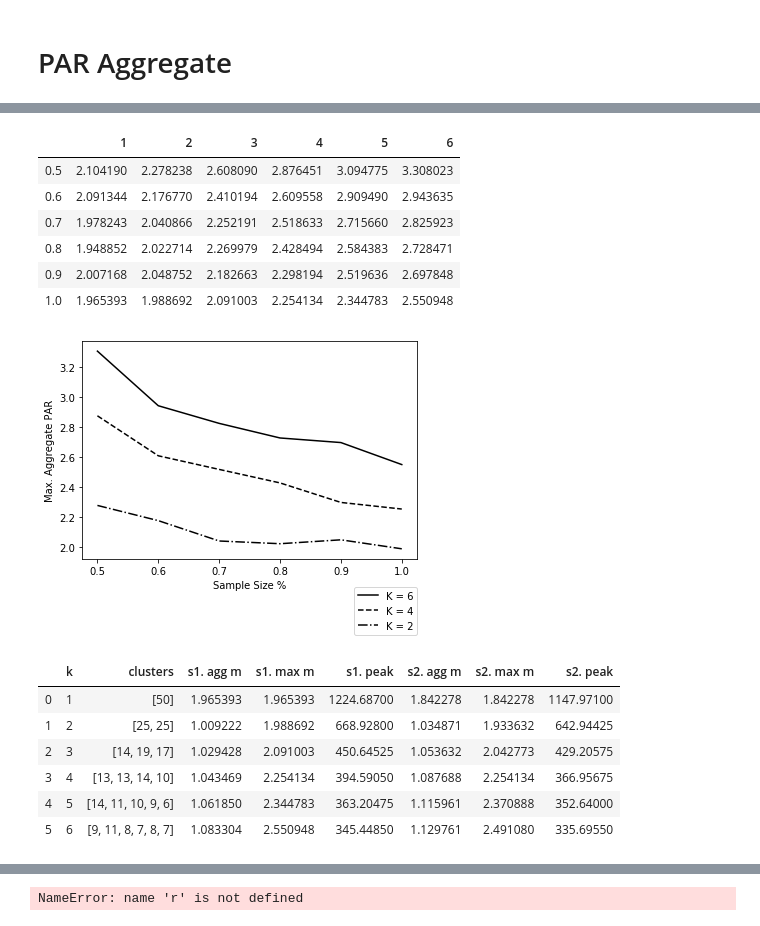
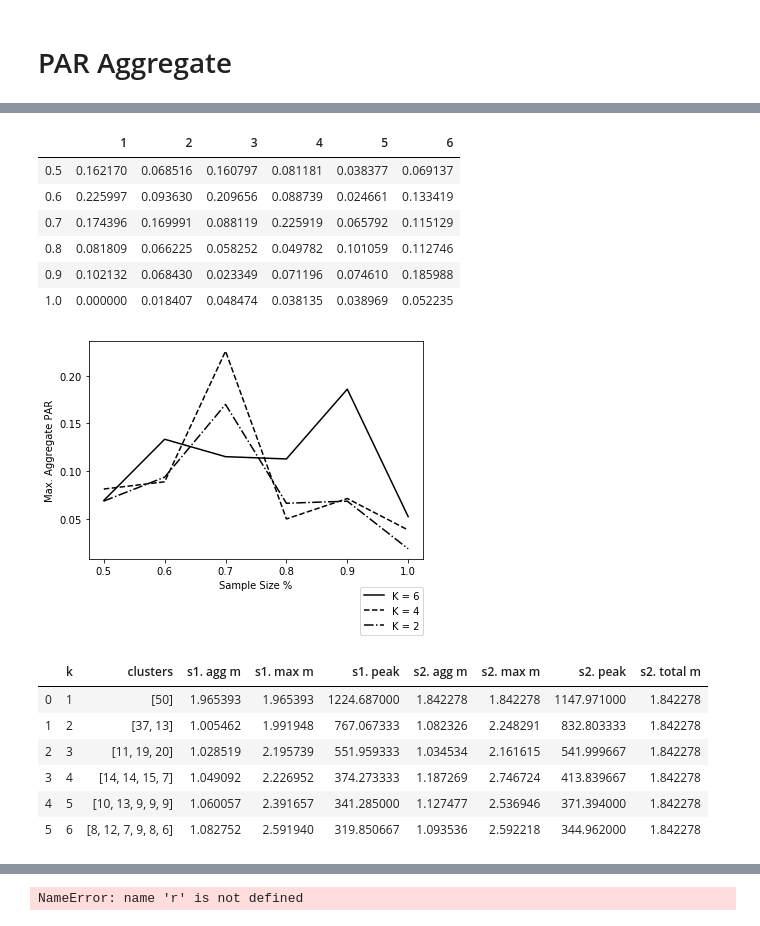
Before and after one commit to vicaba/siot-eclustering-viz, a Jupyter notebook: siot-clustering2.ipynb, the cells around one changed output, grey strips where cells are left out. Drawn from its saved outputs; the diff is of its cells as text; code cells hidden in the pictures.

```diff
--- a/siot-clustering2.ipynb
+++ b/siot-clustering2.ipynb
@@ -224,47 +224,47 @@ def get_metrics(k, metric, metric_type, statistics, exp1_sample_size_min, exp1_s
     return pd.DataFrame(step_list)
 
 mname = "s1. max m"
-mtype = "mean"
+mtype = "stdv"
 m = get_metrics(exp1_k, mname, mtype, exp1_statistics, exp1_sample_size_min, exp1_sample_size_max)
 # %%
 m
 # %% [output]
 |  | 1 | 2 | 3 | 4 | 5 | 6 |
-| 0.5 | 2.104190 | 2.278238 | 2.608090 | 2.876451 | 3.094775 | 3.308023 |
-| 0.6 | 2.091344 | 2.176770 | 2.410194 | 2.609558 | 2.909490 | 2.943635 |
-| 0.7 | 1.978243 | 2.040866 | 2.252191 | 2.518633 | 2.715660 | 2.825923 |
-| 0.8 | 1.948852 | 2.022714 | 2.269979 | 2.428494 | 2.584383 | 2.728471 |
-| 0.9 | 2.007168 | 2.048752 | 2.182663 | 2.298194 | 2.519636 | 2.697848 |
-| 1.0 | 1.965393 | 1.988692 | 2.091003 | 2.254134 | 2.344783 | 2.550948 |
+| 0.5 | 0.162170 | 0.068516 | 0.160797 | 0.081181 | 0.038377 | 0.069137 |
+| 0.6 | 0.225997 | 0.093630 | 0.209656 | 0.088739 | 0.024661 | 0.133419 |
+| 0.7 | 0.174396 | 0.169991 | 0.088119 | 0.225919 | 0.065792 | 0.115129 |
+| 0.8 | 0.081809 | 0.066225 | 0.058252 | 0.049782 | 0.101059 | 0.112746 |
+| 0.9 | 0.102132 | 0.068430 | 0.023349 | 0.071196 | 0.074610 | 0.185988 |
+| 1.0 | 0.000000 | 0.018407 | 0.048474 | 0.038135 | 0.038969 | 0.052235 |
 # %%
 fig, ax = plt.subplots()
 
 k2 = 6
-sampleMaxMDataset = m2[str(k2)]
+sampleMaxMDataset = m[str(k2)]
 sampleSizes = list(map(lambda x: float(x), sampleMaxMDataset.index.values))
 values = sampleMaxMDataset.values
 ax.plot(sampleSizes, values, "-", label=f"K = {k2}", c="black")
 
 k2 = 4
-sampleMaxMDataset = m2[str(k2)]
+sampleMaxMDataset = m[str(k2)]
 sampleSizes = list(map(lambda x: float(x), sampleMaxMDataset.index.values))
 values = sampleMaxMDataset.values
 ax.plot(sampleSizes, values, "--", label=f"K = {k2}", c="black")
 
 k2 = 2
-sampleMaxMDataset = m2[str(k2)]
+sampleMaxMDataset = m[str(k2)]
 sampleSizes = list(map(lambda x: float(x), sampleMaxMDataset.index.values))
 values = sampleMaxMDataset.values
 ax.plot(sampleSizes, values, "-.", label=f"K = {k2}", c="black")
 
 lgd = ax.legend(bbox_to_anchor=(1, -0.35), loc=4, borderaxespad=0.)
 ax.set(xlabel='Sample Size %', ylabel='Max. Aggregate PAR',title='')
 plt.show()
 file_name = "peakpower_samplesize.pdf"
 if file_name is not None:
     fig.savefig(file_name, bbox_extra_artists=(lgd,), bbox_inches='tight')
 # %% [output]
-[figure, old version]
+[figure, new version]
 # %%
 a = exp1_statistics.query("sampleSize == 1.0 and metric == \"mean\"").reset_index().drop(["sampleSize", "metric"], axis=1)
 # %%
@@ -275,18 +275,18 @@ def show_summary(k, summary_treated):
     _list
     b = pd.DataFrame.from_dict(_list, orient="index", columns=["clusters"])
     r = pd.concat([a,b], axis=1, sort=False)
-    r = r[["k", "clusters", "s1. agg m", "s1. max m", "s1. peak", "s2. agg m", "s2. max m", "s2. peak"]]
+    r = r[["k", "clusters", "s1. agg m", "s1. max m", "s1. peak", "s2. agg m", "s2. max m", "s2. peak", "s2. total m"]]
     return r
 
 show_summary(exp1_k, exp1_treated)
 # %% [output]
-|  | k | clusters | s1. agg m | s1. max m | s1. peak | s2. agg m | s2. max m | s2. peak |
-| 0 | 1 | [50] | 1.965393 | 1.965393 | 1224.68700 | 1.842278 | 1.842278 | 1147.97100 |
-| 1 | 2 | [25, 25] | 1.009222 | 1.988692 | 668.92800 | 1.034871 | 1.933632 | 642.94425 |
-| 2 | 3 | [14, 19, 17] | 1.029428 | 2.091003 | 450.64525 | 1.053632 | 2.042773 | 429.20575 |
-| 3 | 4 | [13, 13, 14, 10] | 1.043469 | 2.254134 | 394.59050 | 1.087688 | 2.254134 | 366.95675 |
-| 4 | 5 | [14, 11, 10, 9, 6] | 1.061850 | 2.344783 | 363.20475 | 1.115961 | 2.370888 | 352.64000 |
-| 5 | 6 | [9, 11, 8, 7, 8, 7] | 1.083304 | 2.550948 | 345.44850 | 1.129761 | 2.491080 | 335.69550 |
+|  | k | clusters | s1. agg m | s1. max m | s1. peak | s2. agg m | s2. max m | s2. peak | s2. total m |
+| 0 | 1 | [50] | 1.965393 | 1.965393 | 1224.687000 | 1.842278 | 1.842278 | 1147.971000 | 1.842278 |
+| 1 | 2 | [37, 13] | 1.005462 | 1.991948 | 767.067333 | 1.082326 | 2.248291 | 832.803333 | 1.842278 |
+| 2 | 3 | [11, 19, 20] | 1.028519 | 2.195739 | 551.959333 | 1.034534 | 2.161615 | 541.999667 | 1.842278 |
+| 3 | 4 | [14, 14, 15, 7] | 1.049092 | 2.226952 | 374.273333 | 1.187269 | 2.746724 | 413.839667 | 1.842278 |
+| 4 | 5 | [10, 13, 9, 9, 9] | 1.060057 | 2.391657 | 341.285000 | 1.127477 | 2.536946 | 371.394000 | 1.842278 |
+| 5 | 6 | [8, 12, 7, 9, 8, 6] | 1.082752 | 2.591940 | 319.850667 | 1.093536 | 2.592218 | 344.962000 | 1.842278 |
 # %%
 get_metrics(exp1_k, "s1. agg m", "mean", exp1_statistics, exp1_sample_size_min, exp1_sample_size_max).iloc[-1]
 # %% [output]
```
Also changed, not shown: parts of 4 cells of this notebook, 2 other files.
